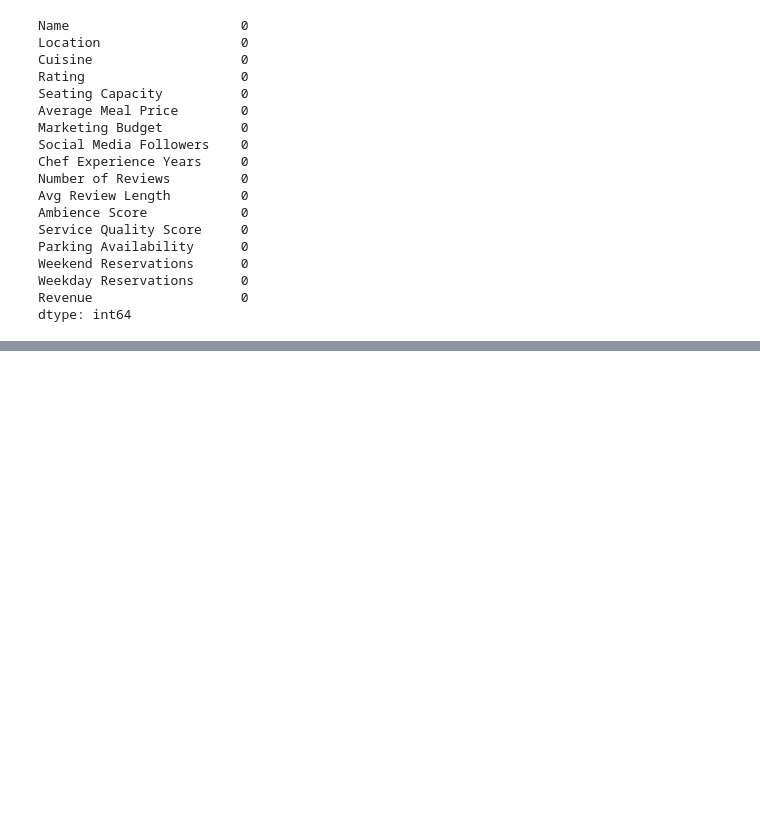
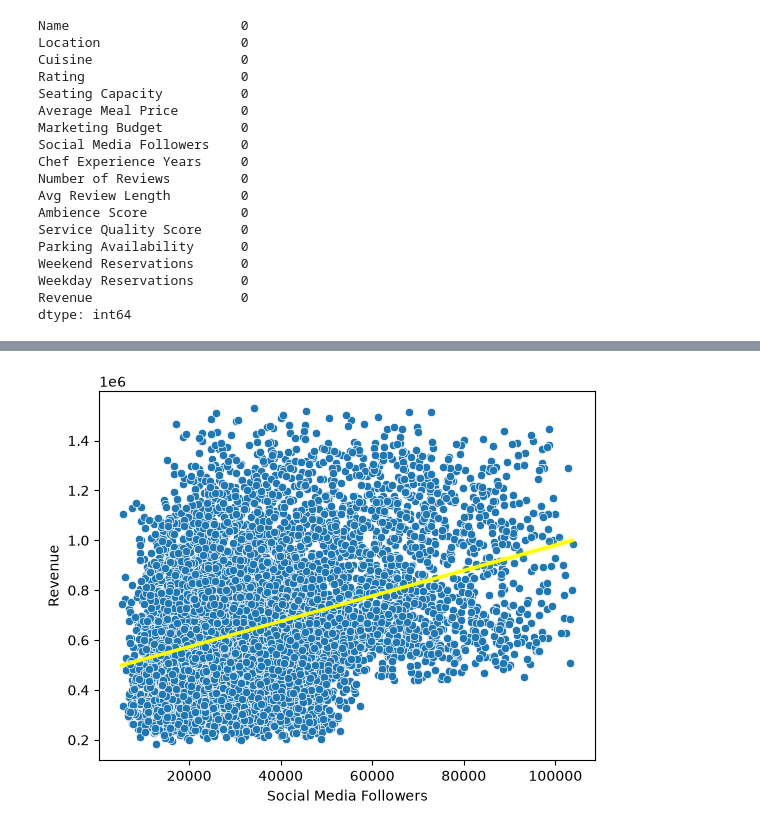
Before and after one commit to chuckrice92/Data-Analytics-Capstone, a Jupyter notebook: Capstone1.ipynb, the cells around one changed output, grey strips where cells are left out. Cells and saved outputs as stored; diff of their text form; code cells hidden in the pictures; blank space fills up the shorter version.

```diff
--- a/Capstone1.ipynb
+++ b/Capstone1.ipynb
@@ -115,0 +133,18 @@ sns.scatterplot(x='Seating Capacity', y='Revenue', hue='Cuisine', data=df)
+# %%
+sns.scatterplot(data=df, x='Social Media Followers', y='Revenue')
+
+sns.regplot(
+    data=df,
+    x="Social Media Followers",
+    y="Revenue",
+    scatter=False,       # only the line
+    color="yellow",
+    line_kws={"linewidth": 2.5},
+    ci=95
+)
+
+plt.xlabel("Social Media Followers")
+plt.ylabel("Revenue")
+plt.show()
+# %% [output]
+[figure, added]
```
Also changed, not shown: parts of 15 cells of this notebook, 1 other file.
